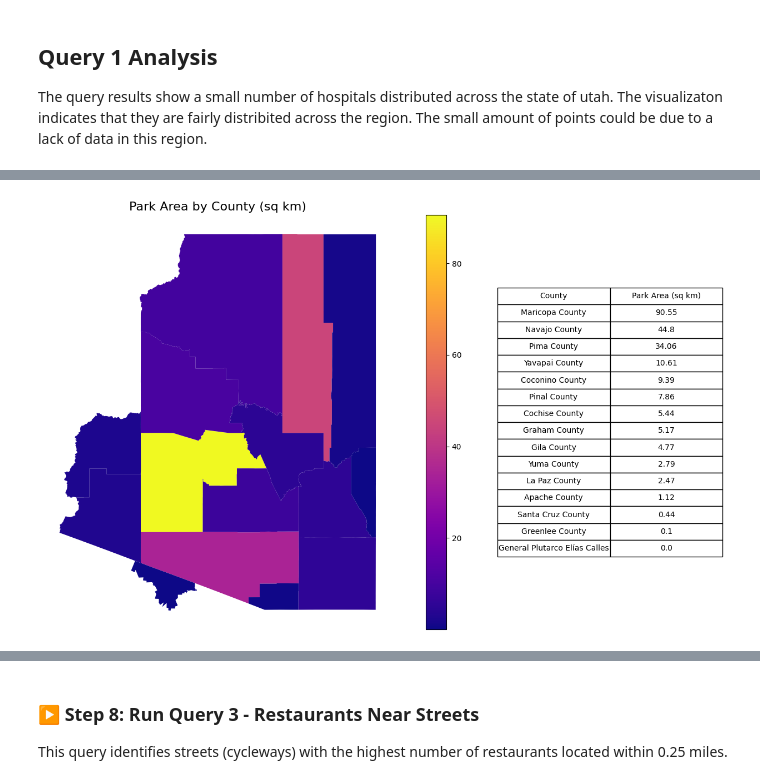
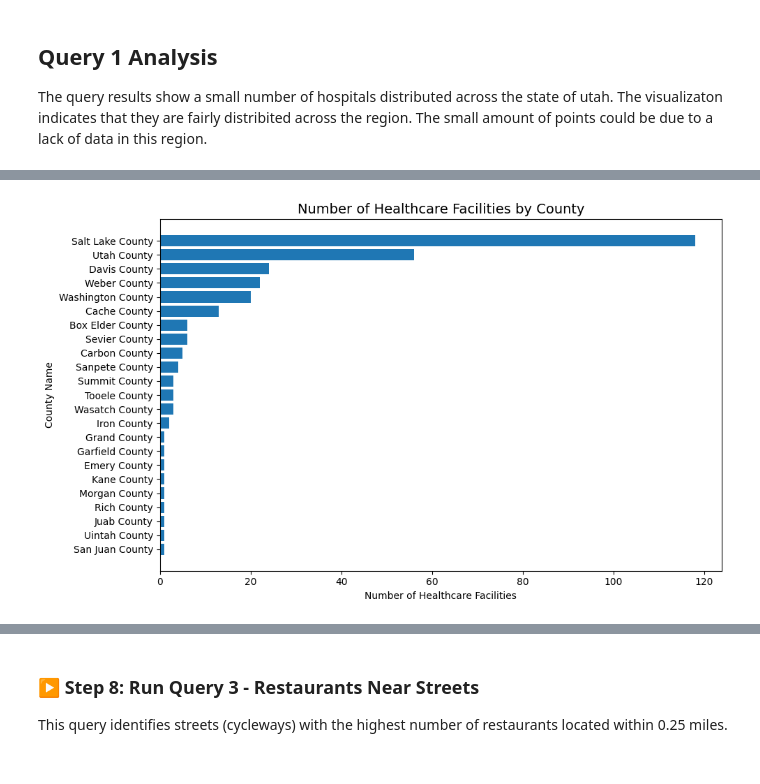
Before and after one commit to lizfellinger/gist604b-osm-postgis-fa26, a Jupyter notebook: notebooks/osm_postgis_utah.ipynb, the cells around one changed output, grey strips where cells are left out. Cells and saved outputs as stored; diff of their text form; code cells hidden in the pictures.

```diff
--- a/notebooks/osm_postgis_utah.ipynb
+++ b/notebooks/osm_postgis_utah.ipynb
@@ -240,48 +235,30 @@ In this map, each county is colored by its **total park area (in square kilomete
-# %%
-viz_column = "park_area_sq_km"
-
-# Select columns for the table
-table_df = (
-    query_2_results[["county_name", viz_column]]
-    .sort_values(viz_column, ascending=False)
-    .copy()
-)
-
-table_df[viz_column] = table_df[viz_column].round(2)
-
-fig, (ax_map, ax_table) = plt.subplots(
-    1, 2,
-    figsize=(16, 8),
-    gridspec_kw={"width_ratios": [3, 1]}
-)
-
-# Map
-query_2_results.plot(
-    column=viz_column,
-    legend=True,
-    ax=ax_map,
-    vmin=query_2_results[viz_column].min(),
-    vmax=query_2_results[viz_column].max(),
-    cmap="plasma"
-)
-
-ax_map.set_title("Park Area by County (sq km)", fontsize=16)
-ax_map.set_axis_off()
-
-# Table
-ax_table.axis("off")
-tbl = ax_table.table(
-    cellText=table_df.values,
-    colLabels=["County", "Park Area (sq km)"],
-    loc="center",
-    cellLoc="center"
-)
-
-tbl.auto_set_font_size(False)
-tbl.set_fontsize(10)
-tbl.scale(1, 1.5)
-
-plt.tight_layout()
-plt.show()
-# %% [output]
-[figure, removed]
+# %%
+viz_column = "facility_count"
+
+# Prepare data
+bar_df = (
+    query_2_results[["county_name", viz_column]]
+    .sort_values(viz_column, ascending=False)
+    .copy()
+)
+
+fig, ax = plt.subplots(figsize=(10, 6))
+
+ax.barh(
+    bar_df["county_name"],
+    bar_df[viz_column]
+)
+
+ax.set_title("Number of Healthcare Facilities by County", fontsize=14)
+ax.set_xlabel("Number of Healthcare Facilities")
+ax.set_ylabel("County Name")
+
+# Highest values on top
+ax.invert_yaxis()
+
+plt.tight_layout()
+plt.show()
+
+plt.show()
+# %% [output]
+[figure, added]
```
Also changed, not shown: parts of 4 cells of this notebook, 1 other file.
